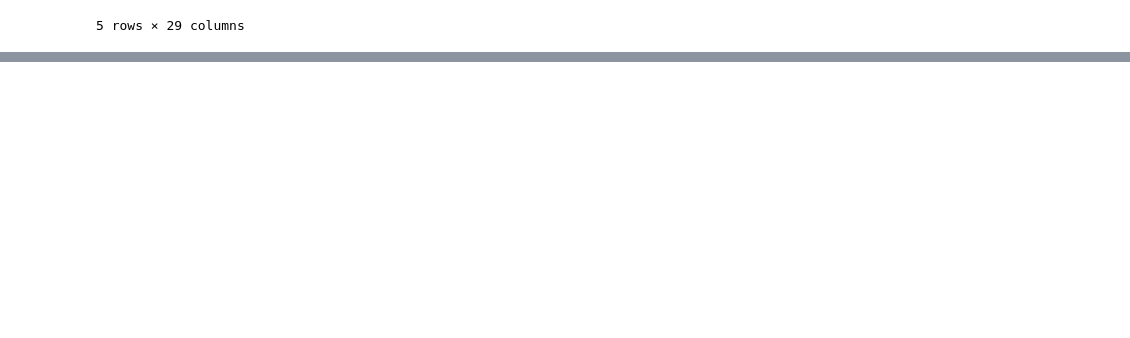
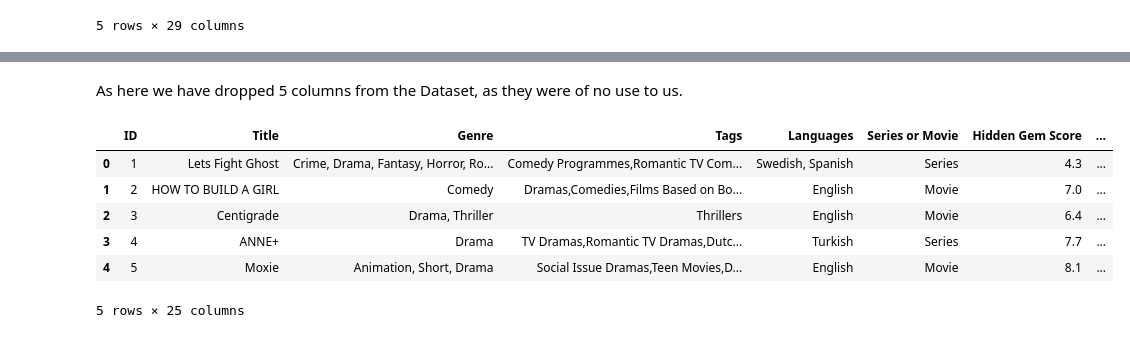
Before and after one commit to KunalSharma2001/Exploratory-data-analysis-EDA-, a Jupyter notebook: Netflix EDA/Netflix Data Analysis (EDA).ipynb, the cells around one changed output, grey strips where cells are left out. Saved outputs shown, nothing was run; the diff lists cells and outputs as text; code cells hidden in the pictures; blank space fills up the shorter version.

```diff
--- a/Netflix EDA/Netflix Data Analysis (EDA).ipynb
+++ b/Netflix EDA/Netflix Data Analysis (EDA).ipynb
@@ -20,0 +151,2 @@ TypeError: 'numpy.int32' object is not callable
+# %% [markdown]
+As here we have dropped 5 columns from the Dataset, as they were of no use to us.
@@ -20,0 +157,10 @@ TypeError: 'numpy.int32' object is not callable
+# %%
+file.head()
+# %% [output]
+|  | ID | Title | Genre | Tags | Languages | Series or Movie | Hidden Gem Score | ... |
+| 0 | 1 | Lets Fight Ghost | Crime, Drama, Fantasy, Horror, Ro... | Comedy Programmes,Romantic TV Com... | Swedish, Spanish | Series | 4.3 | ... |
+| 1 | 2 | HOW TO BUILD A GIRL | Comedy | Dramas,Comedies,Films Based on Bo... | English | Movie | 7.0 | ... |
+| 2 | 3 | Centigrade | Drama, Thriller | Thrillers | English | Movie | 6.4 | ... |
+| 3 | 4 | ANNE+ | Drama | TV Dramas,Romantic TV Dramas,Dutc... | Turkish | Series | 7.7 | ... |
+| 4 | 5 | Moxie | Animation, Short, Drama | Social Issue Dramas,Teen Movies,D... | English | Movie | 8.1 | ... |
+5 rows × 25 columns
```
Also changed, not shown: parts of 14 cells of this notebook.
